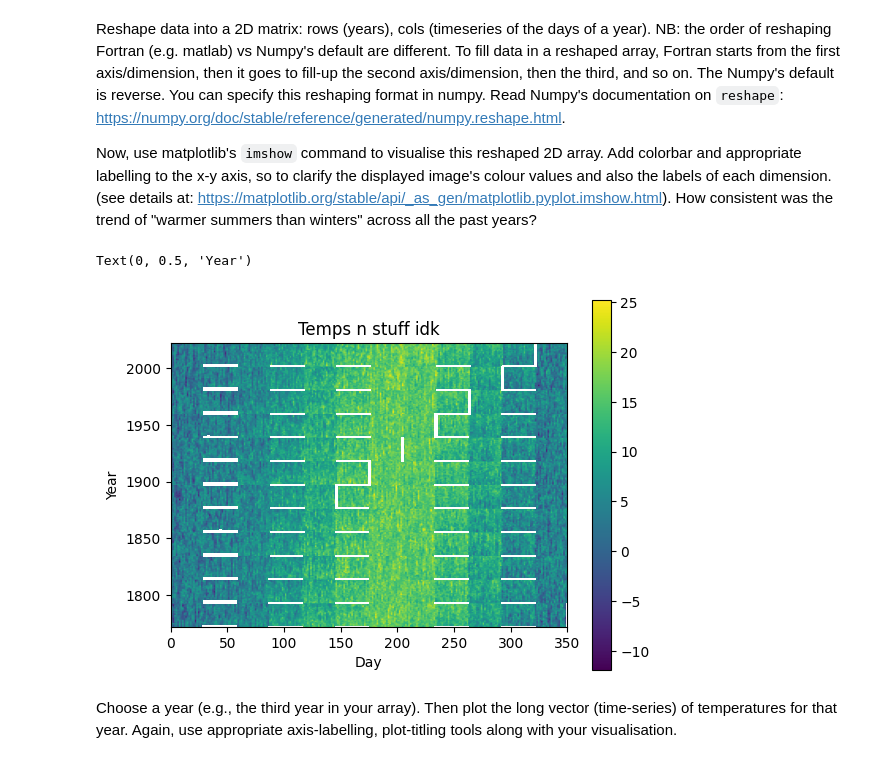
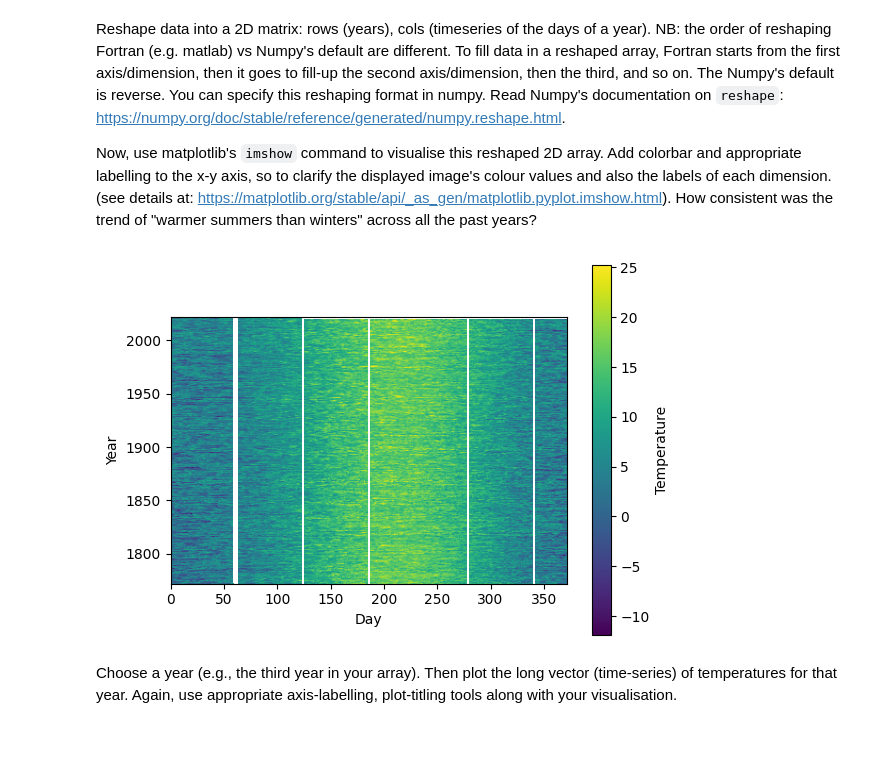
Before and after one commit to SquidBits1/DSAS, a Jupyter notebook: Week 1/Lab 2/w1_lab2.ipynb, the cells around one changed output. Saved outputs shown, nothing was run; the diff lists cells and outputs as text; code cells hidden in the pictures.

Commit message:
fixed the ordering of the 2d matrix

````diff
--- a/Week 1/Lab 2/w1_lab2.ipynb
+++ b/Week 1/Lab 2/w1_lab2.ipynb
@@ -151,15 +131,18 @@ Reshape data into a 2D matrix: rows (years), cols (timeseries of the days of a y
 
 Now, use matplotlib's ```imshow``` command to visualise this reshaped 2D array. Add colorbar and appropriate labelling to the x-y axis, so to clarify the displayed image's colour values and also the labels of each dimension. (see details at: https://matplotlib.org/stable/api/_as_gen/matplotlib.pyplot.imshow.html). How consistent was the trend of "warmer summers than winters" across all the past years?
 # %%
-temp_2d = np.reshape(temp.to_numpy(), (31*12,251), order = 'F')
-plt.imshow(temp_2d, extent=(0,350,1772,2022))
-plt.title('Temps n stuff idk')
-plt.colorbar()
-# plt.xlabel('Day')
-# plt.ylabel('Year')
+temp_2d = reshaped.transpose(1,2,0)
+temp_2d = np.reshape(temp_2d, (251, 31*12))
+
+
+
+plt.imshow(temp_2d, origin='lower', extent=(0,372,1772,2022))
+plt.xlabel('Day')
+plt.ylabel('Year')
+plt.colorbar().set_label('Temperature')
+plt.show()
 # %% [output]
-Text(0, 0.5, 'Year')
-[figure, old version]
+[figure, new version]
 # %% [markdown]
 Choose a year (e.g., the third year in your array). Then plot the long vector (time-series) of temperatures for that year. Again, use appropriate axis-labelling, plot-titling tools along with your visualisation.
 # %%
````
Also changed, not shown: parts of 4 cells of this notebook.
